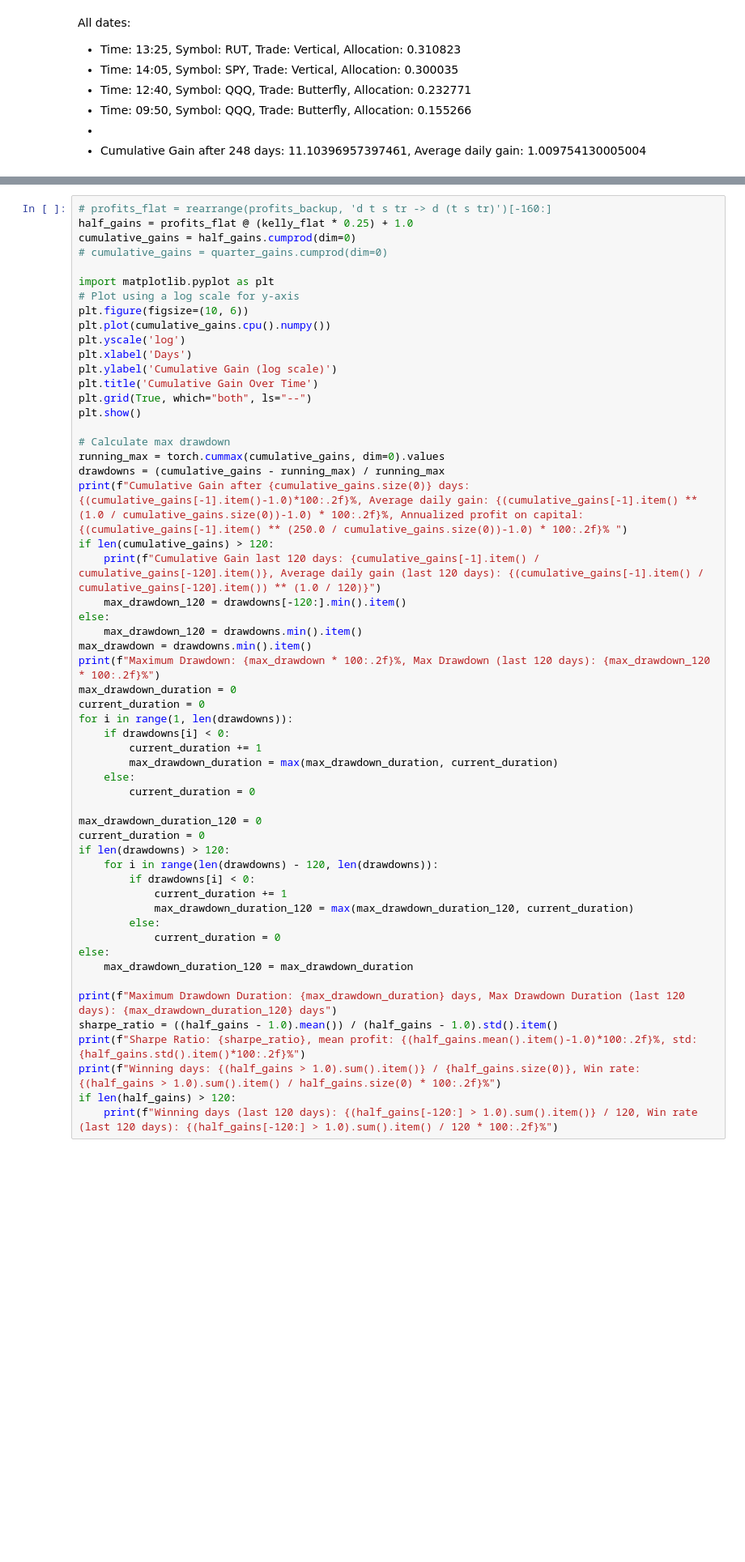
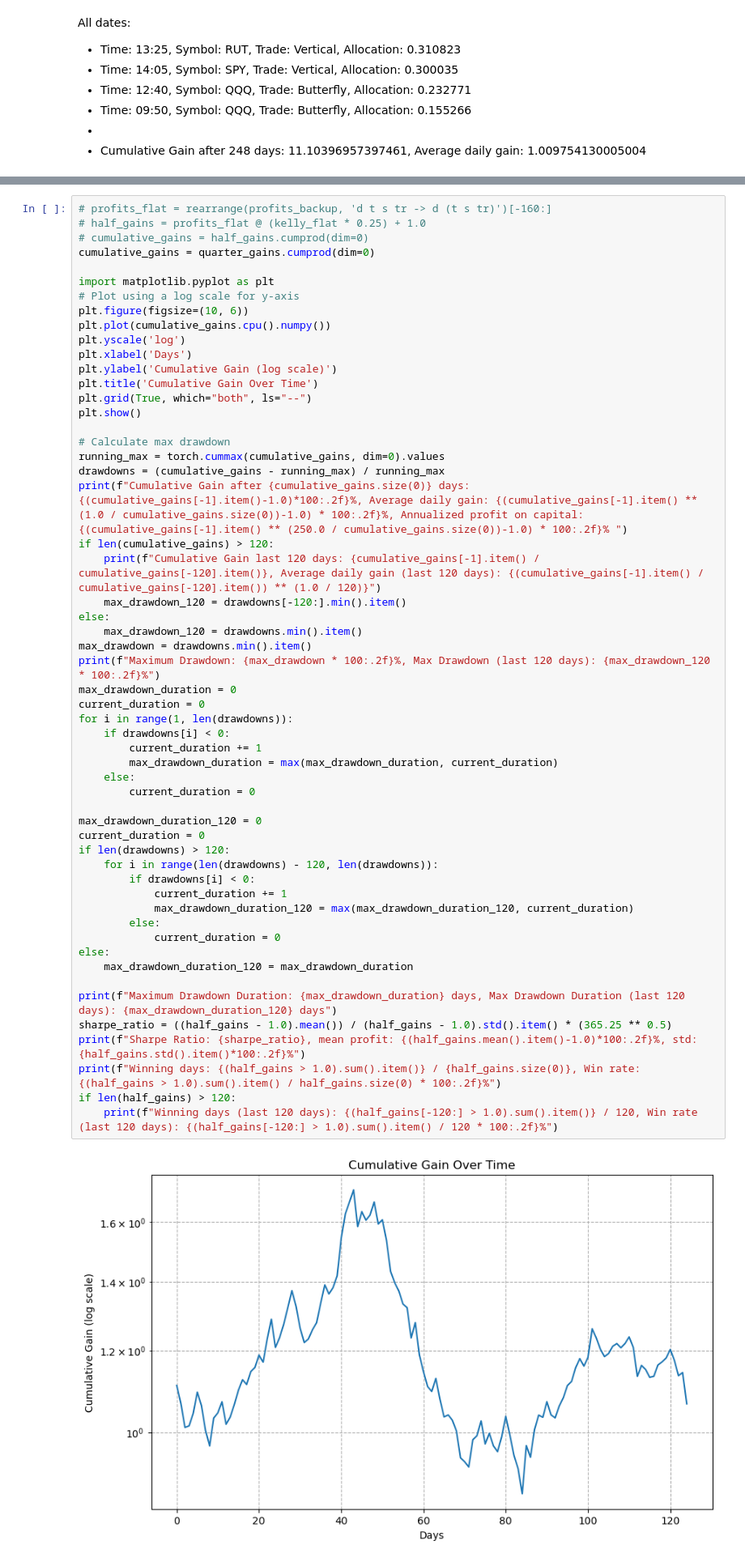
Before and after one commit to iferaorg/iferadata, a Jupyter notebook: magic.ipynb, the cells around one changed output, grey strips where cells are left out. Shown at 81% size. Saved outputs shown, nothing was run; the diff lists cells and outputs as text; blank space fills up the shorter version.

```diff
--- a/magic.ipynb
+++ b/magic.ipynb
@@ -1080,8 +1130,8 @@ for i in range(TESTING_WINDOW, profits.shape[0]):
 # %%
 # profits_flat = rearrange(profits_backup, 'd t s tr -> d (t s tr)')[-160:]
-half_gains = profits_flat @ (kelly_flat * 0.25) + 1.0
-cumulative_gains = half_gains.cumprod(dim=0)
-# cumulative_gains = quarter_gains.cumprod(dim=0)
+# half_gains = profits_flat @ (kelly_flat * 0.25) + 1.0
+# cumulative_gains = half_gains.cumprod(dim=0)
+cumulative_gains = quarter_gains.cumprod(dim=0)
 
 import matplotlib.pyplot as plt
 # Plot using a log scale for y-axis
@@ -1104,31 +1154,33 @@ if len(cumulative_gains) > 120:
 else:
     max_drawdown_120 = drawdowns.min().item()
 max_drawdown = drawdowns.min().item()
 print(f"Maximum Drawdown: {max_drawdown * 100:.2f}%, Max Drawdown (last 120 days): {max_drawdown_120 * 100:.2f}%")
 max_drawdown_duration = 0
 current_duration = 0
 for i in range(1, len(drawdowns)):
     if drawdowns[i] < 0:
         current_duration += 1
         max_drawdown_duration = max(max_drawdown_duration, current_duration)
     else:
         current_duration = 0
 
 max_drawdown_duration_120 = 0
 current_duration = 0
 if len(drawdowns) > 120:
     for i in range(len(drawdowns) - 120, len(drawdowns)):
         if drawdowns[i] < 0:
             current_duration += 1
             max_drawdown_duration_120 = max(max_drawdown_duration_120, current_duration)
         else:
             current_duration = 0
 else:
     max_drawdown_duration_120 = max_drawdown_duration
 
 print(f"Maximum Drawdown Duration: {max_drawdown_duration} days, Max Drawdown Duration (last 120 days): {max_drawdown_duration_120} days")
-sharpe_ratio = ((half_gains - 1.0).mean()) / (half_gains - 1.0).std().item()
+sharpe_ratio = ((half_gains - 1.0).mean()) / (half_gains - 1.0).std().item() * (365.25 ** 0.5)
 print(f"Sharpe Ratio: {sharpe_ratio}, mean profit: {(half_gains.mean().item()-1.0)*100:.2f}%, std: {half_gains.std().item()*100:.2f}%")
 print(f"Winning days: {(half_gains > 1.0).sum().item()} / {half_gains.size(0)}, Win rate: {(half_gains > 1.0).sum().item() / half_gains.size(0) * 100:.2f}%")
 if len(half_gains) > 120:
     print(f"Winning days (last 120 days): {(half_gains[-120:] > 1.0).sum().item()} / 120, Win rate (last 120 days): {(half_gains[-120:] > 1.0).sum().item() / 120 * 100:.2f}%")
+# %% [output]
+[figure, added]
```
Also changed, not shown: parts of 14 cells of this notebook, 23 other files.
